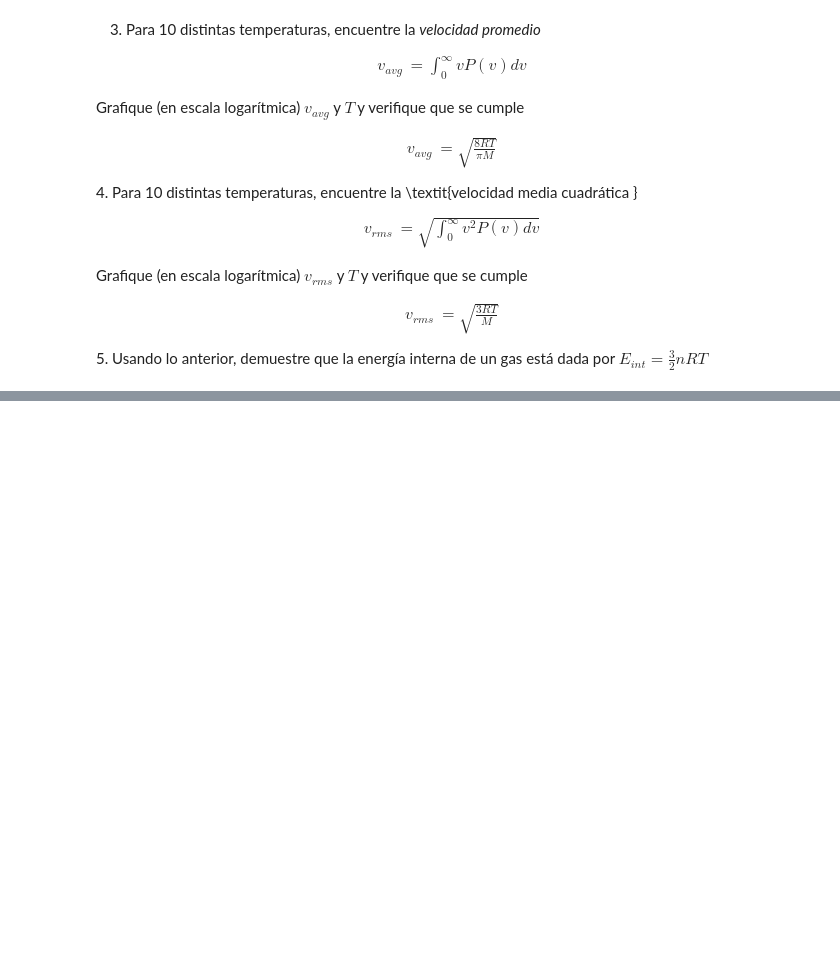
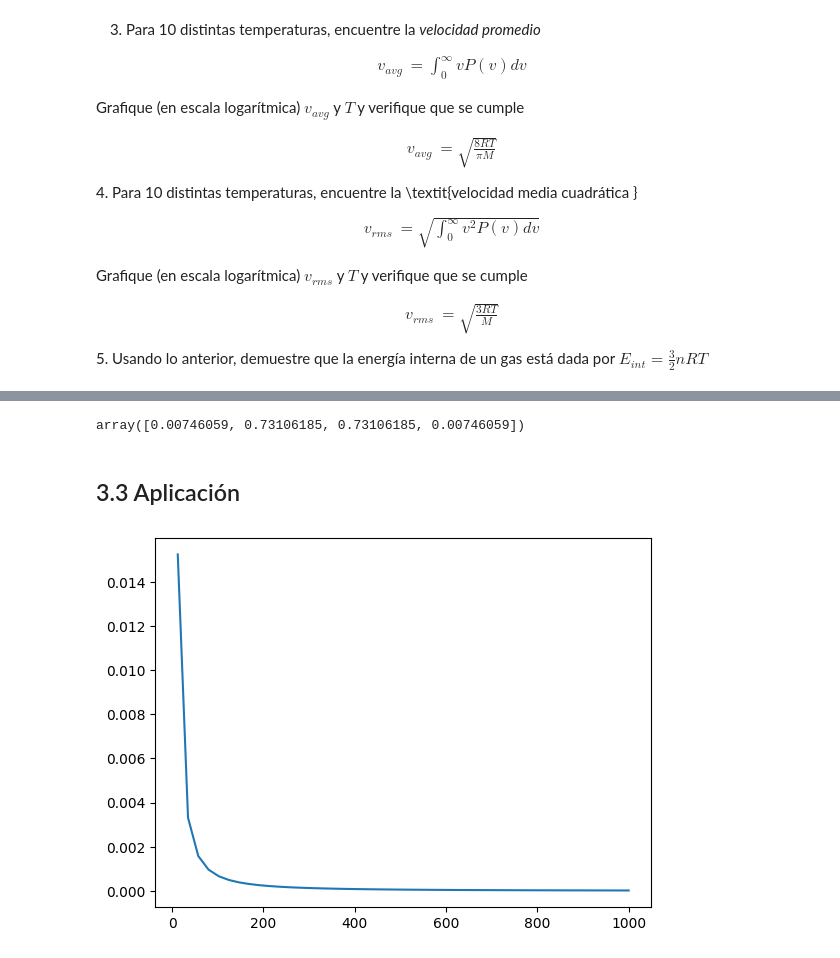
Before and after one commit to Mariana31415/MetodosI_MarianaMontoya_JoseCifuentes, a Jupyter notebook: Taller 2/Punto3_CuadraturaGauss.ipynb, the cells around one changed output, grey strips where cells are left out. Cells and saved outputs as stored; diff of their text form; code cells hidden in the pictures; blank space fills up the shorter version.

```diff
--- a/Taller 2/Punto3_CuadraturaGauss.ipynb
+++ b/Taller 2/Punto3_CuadraturaGauss.ipynb
@@ -366,0 +400,42 @@ H
+# %%
+GetWeightsGHer(4)
+# %% [output]
+array([0.00746059, 0.73106185, 0.73106185, 0.00746059])
+# %% [markdown]
+## 3.3 Aplicación
+# %%
+R = 8.31
+M = 3
+v = 2
+T = np.linspace(-100,1000,50)
+def funcion_gas(M,R,T,v):
+    return 4*m.pi*(M/(2*m.pi*R*T))**(3/2) * v**(2) * m.e**((-M*v**2)/(2*R*T))
+
+#1 demostracion
+'''
+def funcion_u(M,R,T,v):
+    return 4*m.pi*(M*(1/2)/(2(1/2)*m.pi(3/2)*R(1/2)*T*(1/2)))
+
+def GetLegendreRecursive(n,x):
+
+    if n==0:
+        poly = sym.Number(1)
+    elif n==1:
+        poly = x
+    else:
+        poly = ((2*n-1)*x*GetLegendreRecursive(n-1,x)-(n-1)*GetLegendreRecursive(n-2,x))/n
+
+    return sym.expand(poly,x)
+sustitucion = GetLegendreRecursive()
+'''
+
+#2
+'''
+Grafique P(v) para distintas temperaturas. ¿Que puede decir de la velocidad mas probable (con mayor
+P(v)) a medida que aumenta la temperatura?
+'''
+
+plt.plot(T,funcion_gas(M,R,T,v))
+plt.show()
+# %% [output]
+[figure, added]
```
Also changed, not shown: parts of 16 cells of this notebook.
